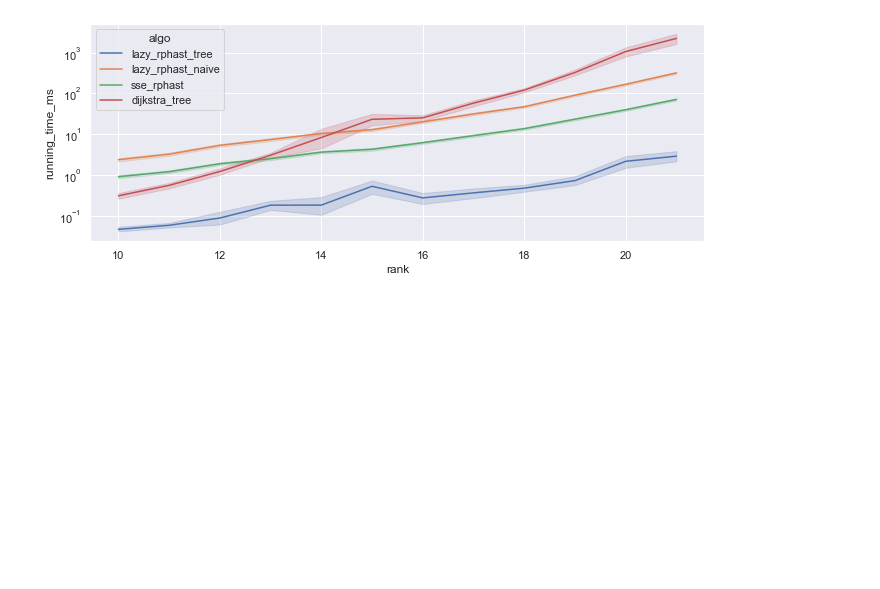
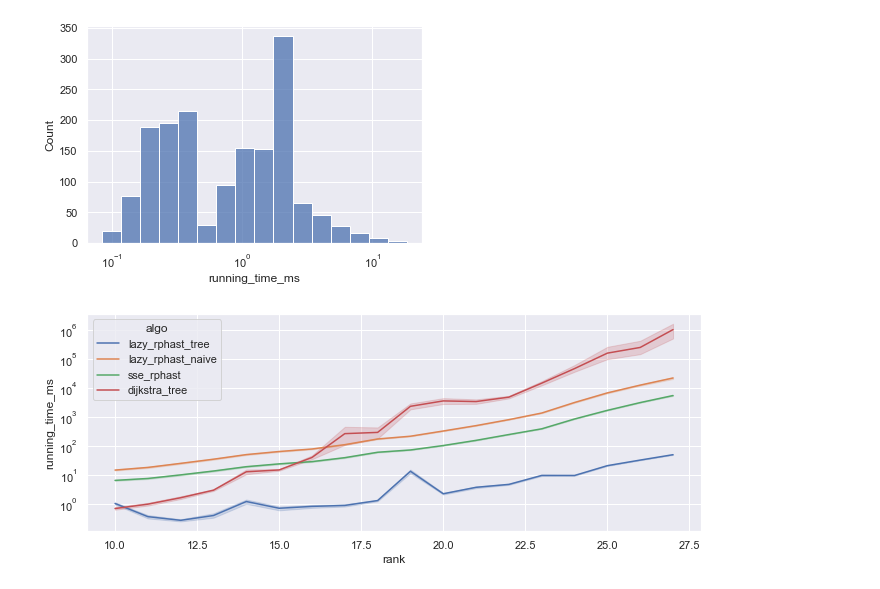
Before and after one commit to kit-algo/traffic_aware, a Jupyter notebook: eval/ubs_perf.ipynb, the cells around one changed output. Drawn from its saved outputs; the diff is of its cells as text; code cells hidden in the pictures; blank space fills up the shorter version.

```diff
--- a/eval/ubs_perf.ipynb
+++ b/eval/ubs_perf.ipynb
@@ -62,6 +82,10 @@ g = sns.violinplot(data=ubs_checks.query('rank > 9'), x='rank', y='log_running_t
+# %%
+g = sns.histplot(data=ubs_checks.query('rank == 18 & epsilon == 0.2 & algo == "lazy_rphast_tree"'), x='running_time_ms', log_scale=True)
+# %% [output]
+[figure, added]
 # %%
 plt.figure(figsize=(11,4))
-g = sns.lineplot(data=ubs_checks.query('rank > 9'), x='rank', y='running_time_ms', hue='algo')
+g = sns.lineplot(data=ubs_checks.query('rank > 9 & epsilon == 0.2'), x='rank', y='running_time_ms', hue='algo')
 g.set_yscale('log')
 # %% [output]
-[figure, old version]
+[figure, new version]
```
Also changed, not shown: parts of 8 cells of this notebook, 4 other files.
